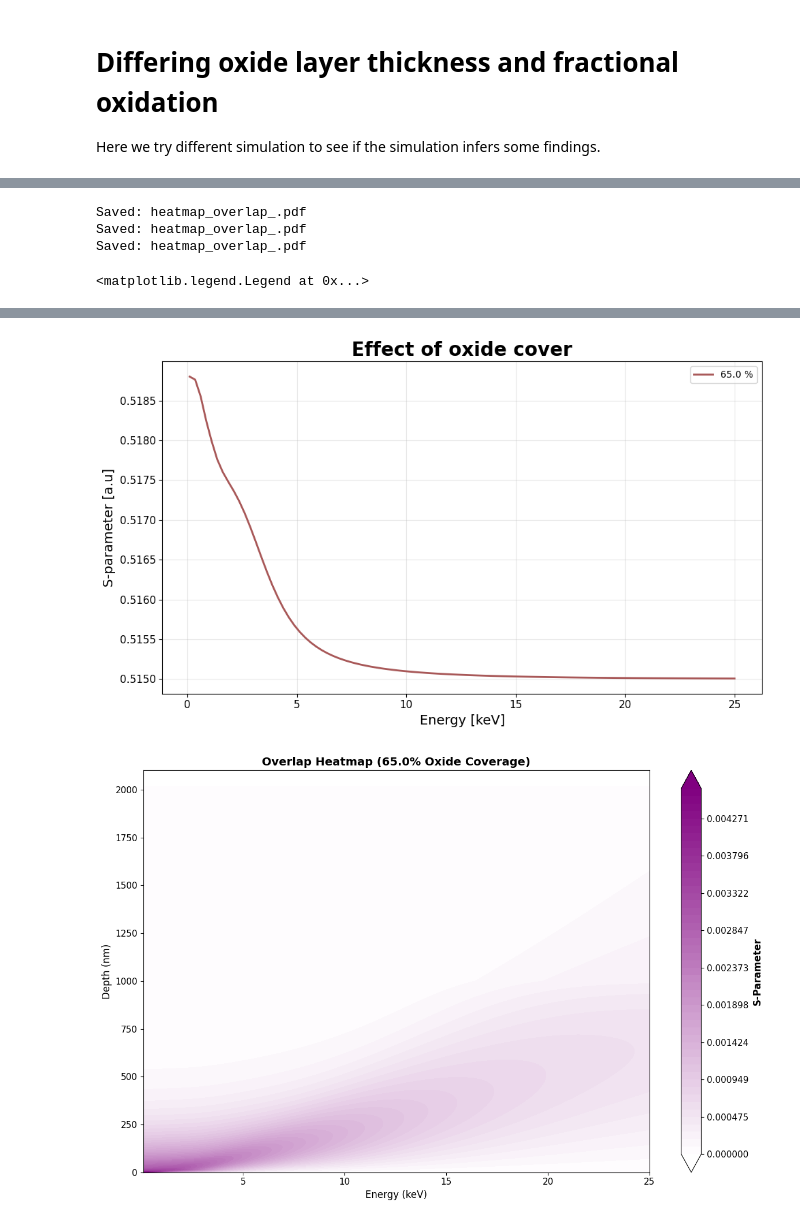
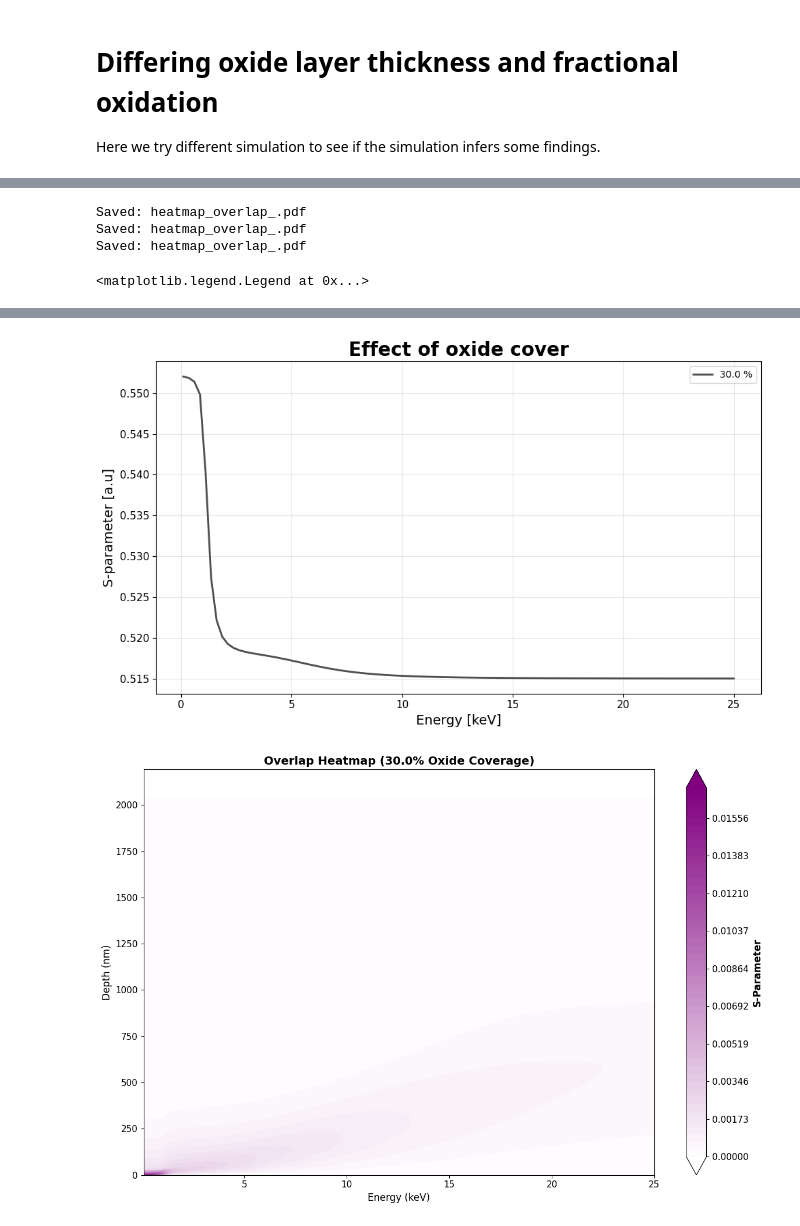
Before and after one commit to jeanvictorbendixenfm-web/Programming-PALS, a Jupyter notebook: pals_analysis/examples/annihilation_profiles.ipynb, the cells around one changed output, grey strips where cells are left out. Saved outputs shown, nothing was run; the diff lists cells and outputs as text; code cells hidden in the pictures.

```diff
--- a/pals_analysis/examples/annihilation_profiles.ipynb
+++ b/pals_analysis/examples/annihilation_profiles.ipynb
@@ -150,9 +150,9 @@ def thickness_layer(layers):
 # The "Master" Oxide Definition (Derived from the Orange Curve)
 # We assume the CHEMISTRY is the same for all samples.
 layer_defs = {
-    'surface':  {'density': 6.0,  'L_diff': 5,  'S_param': 0.565}, # Common surface
-    'fe_oxide': {'density': 5.24, 'L_diff': 10, 'S_param': 0.590}, # The Porous Outer
-    'cr_oxide': {'density': 5.22, 'L_diff': 30, 'S_param': 0.550}, # The Dense Inner
+    'surface':  {'density': 6.0,  'L_diff': 5,  'S_param': 0.70}, # Common surface
+    'fe_oxide': {'density': 3.24, 'L_diff': 20, 'S_param': 0.65}, # The Porous Outer
+    'cr_oxide': {'density': 5.22, 'L_diff': 5, 'S_param': 0.550}, # The Dense Inner
     'bulk':     {'density': 8.00, 'L_diff': 150,'S_param': 0.515}  # The Steel
 }
 
@@ -160,7 +160,7 @@ layer_defs = {
 # Scenario 1: Orange ("Dirty" Argon) -> THICK
 layers_1AA = [
     {**layer_defs['surface'],  'thickness': 2.0},
-    {**layer_defs['fe_oxide'], 'thickness': 60.0}, # Thick outer layer
+    {**layer_defs['fe_oxide'], 'thickness': 150.0}, # Thick outer layer
     {**layer_defs['cr_oxide'], 'thickness': 40.0},
     {**layer_defs['bulk'],     'thickness': 2000.0}
 ]
@@ -168,16 +168,16 @@ layers_1AA = [
 # Scenario 2: Green ("Clean" Argon) -> THIN
 layers_3AA = [
     {**layer_defs['surface'],  'thickness': 2.0},
-    {**layer_defs['fe_oxide'], 'thickness': 15.0}, # Much thinner!
-    {**layer_defs['cr_oxide'], 'thickness': 15.0},
+    {**layer_defs['fe_oxide'], 'thickness': 100.0}, # Much thinner!
+    {**layer_defs['cr_oxide'], 'thickness': 20.0},
     {**layer_defs['bulk'],     'thickness': 2000.0}
 ]
 
 # Scenario 3: Blue (Vacuum) -> THINNEST
 layers_3VA = [
     {**layer_defs['surface'],  'thickness': 2.0},
-    {**layer_defs['fe_oxide'], 'thickness': 5.0},  # Barely there
-    {**layer_defs['cr_oxide'], 'thickness': 10.0},
+    {**layer_defs['fe_oxide'], 'thickness': 25.0},  # Barely there
+    {**layer_defs['cr_oxide'], 'thickness': 15.0},
     {**layer_defs['bulk'],     'thickness': 2000.0}
 ]
 
@@ -393,8 +393,8 @@ def overlapper(matrix_steel, z_grid_steel, matrix, z_grid, energies, c, surface_
 # %%
 
 S_overlap_1AA, matrix_overlap_1AA = overlapper(matrix_sharp_steel, z_grid, matrix_sharp_1AA, z_grid, energies, 0.95, surface_coverage=[0.95])
-S_overlap_3AA, matrix_overlap_3AA = overlapper(matrix_sharp_steel, z_grid, matrix_sharp_3AA, z_grid, energies, 0.80, surface_coverage=[0.80])
-S_overlap_3VA, matrix_overlap_3VA = overlapper(matrix_sharp_steel, z_grid, matrix_sharp_3VA, z_grid, energies, 0.65, surface_coverage=[0.65])
+S_overlap_3AA, matrix_overlap_3AA = overlapper(matrix_sharp_steel, z_grid, matrix_sharp_3AA, z_grid, energies, 0.80, surface_coverage=[0.60])
+S_overlap_3VA, matrix_overlap_3VA = overlapper(matrix_sharp_steel, z_grid, matrix_sharp_3VA, z_grid, energies, 0.65, surface_coverage=[0.30])
 plt.figure()
 plt.plot(energies, S_overlap_1AA[0], color='orange', label="1AA")
 plt.plot(energies, S_overlap_3AA[0], color='green', label="3AA")
@@ -412,2 +412,2 @@ Saved: heatmap_overlap_.pdf
-[figure, old version]
+[figure, new version]
-[figure, old version]
+[figure, new version]
```
Also changed, not shown: parts of 3 cells of this notebook, 6 other files.
